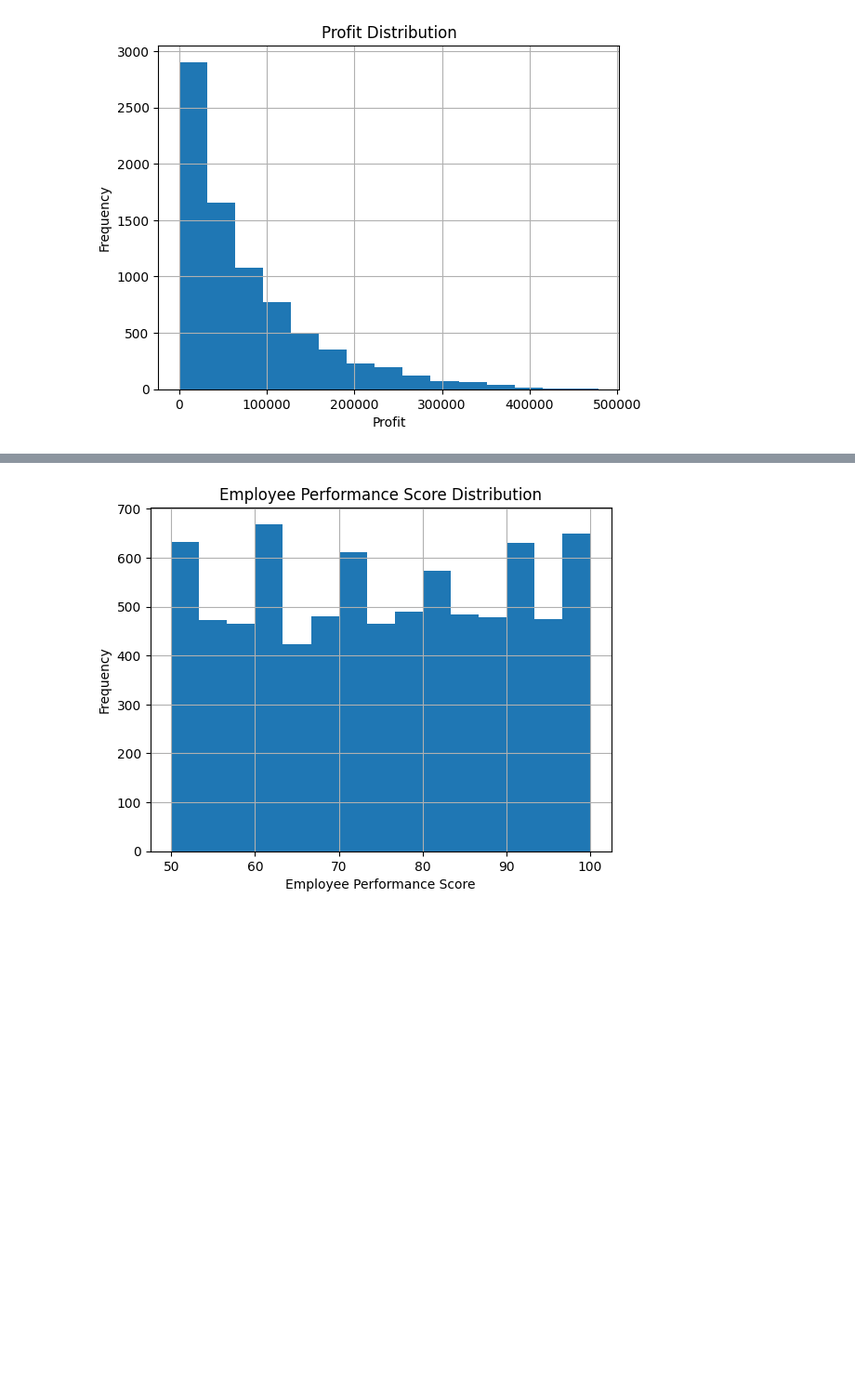
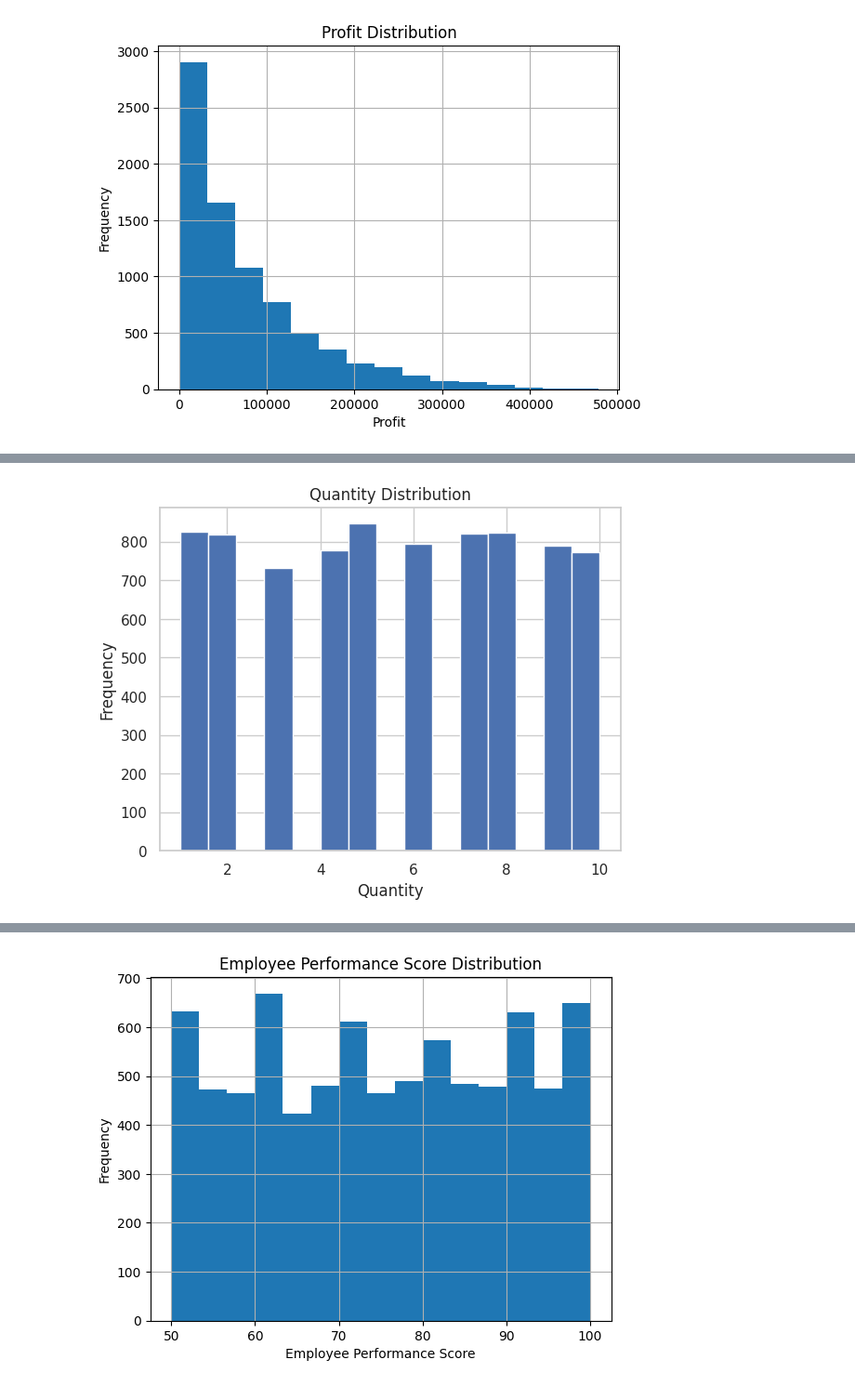
Before and after one commit to csathishit89/customer_shopping_feedback, a Jupyter notebook: Customer_Shopping_Feedback.ipynb, the cells around one changed output, grey strips where cells are left out. Shown at 93% size. Drawn from its saved outputs; the diff is of its cells as text; code cells hidden in the pictures; blank space fills up the shorter version.

```diff
--- a/Customer_Shopping_Feedback.ipynb
+++ b/Customer_Shopping_Feedback.ipynb
@@ -187,0 +400,8 @@ plt.show()
+# %%
+customerShopping_df["Quantity"].hist(bins=15)
+plt.title("Quantity Distribution")
+plt.xlabel("Quantity")
+plt.ylabel("Frequency")
+plt.show()
+# %% [output]
+[figure, added]
```
Also changed, not shown: parts of 61 cells of this notebook.
